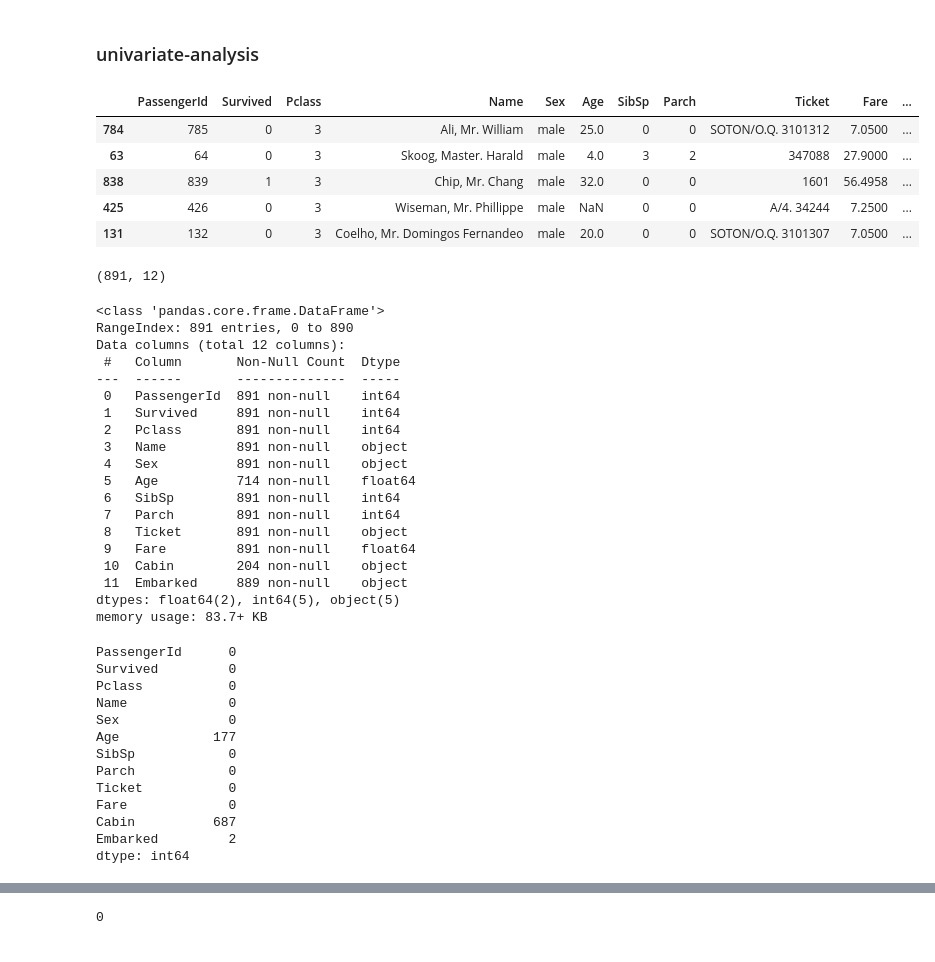
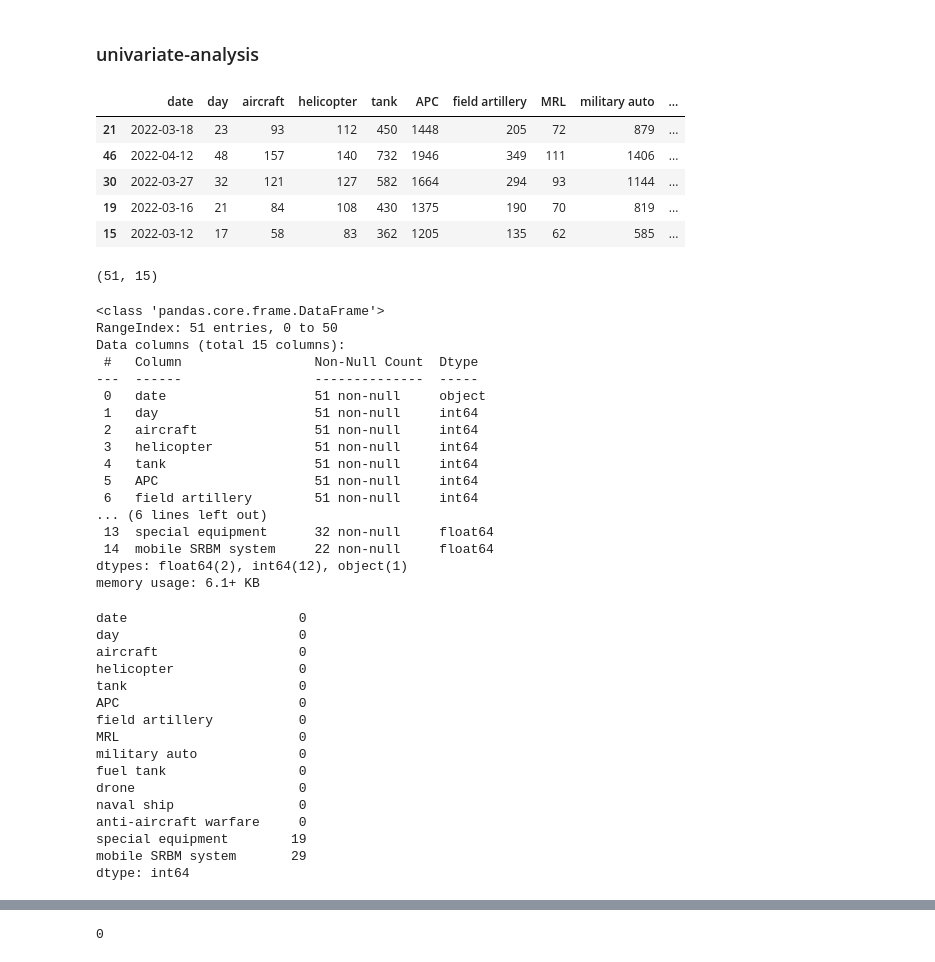
Before and after one commit to nani757/univariate-analysis_eda, a Jupyter notebook: univariate-analysis_eda.ipynb, the cells around one changed output, grey strips where cells are left out. Saved outputs shown, nothing was run; the diff lists cells and outputs as text; code cells hidden in the pictures.

```diff
--- a/univariate-analysis_eda.ipynb
+++ b/univariate-analysis_eda.ipynb
@@ -8,56 +8,57 @@ import matplotlib.pyplot as plt
 %matplotlib inline
 import seaborn as sns
 # %%
-df = pd.read_csv("titanic_train.csv")
+df = pd.read_csv("russia_losses_equipment.csv")
 df.sample(5)
 # %% [output]
-|  | PassengerId | Survived | Pclass | Name | Sex | Age | SibSp | Parch | Ticket | Fare | ... |
-| 784 | 785 | 0 | 3 | Ali, Mr. William | male | 25.0 | 0 | 0 | SOTON/O.Q. 3101312 | 7.0500 | ... |
-| 63 | 64 | 0 | 3 | Skoog, Master. Harald | male | 4.0 | 3 | 2 | 347088 | 27.9000 | ... |
-| 838 | 839 | 1 | 3 | Chip, Mr. Chang | male | 32.0 | 0 | 0 | 1601 | 56.4958 | ... |
-| 425 | 426 | 0 | 3 | Wiseman, Mr. Phillippe | male | NaN | 0 | 0 | A/4. 34244 | 7.2500 | ... |
-| 131 | 132 | 0 | 3 | Coelho, Mr. Domingos Fernandeo | male | 20.0 | 0 | 0 | SOTON/O.Q. 3101307 | 7.0500 | ... |
+|  | date | day | aircraft | helicopter | tank | APC | field artillery | MRL | military auto | ... |
+| 21 | 2022-03-18 | 23 | 93 | 112 | 450 | 1448 | 205 | 72 | 879 | ... |
+| 46 | 2022-04-12 | 48 | 157 | 140 | 732 | 1946 | 349 | 111 | 1406 | ... |
+| 30 | 2022-03-27 | 32 | 121 | 127 | 582 | 1664 | 294 | 93 | 1144 | ... |
+| 19 | 2022-03-16 | 21 | 84 | 108 | 430 | 1375 | 190 | 70 | 819 | ... |
+| 15 | 2022-03-12 | 17 | 58 | 83 | 362 | 1205 | 135 | 62 | 585 | ... |
 # %%
 df.shape
 # %% [output]
-(891, 12)
+(51, 15)
 # %%
 df.info()
 # %% [output]
 <class 'pandas.core.frame.DataFrame'>
-RangeIndex: 891 entries, 0 to 890
-Data columns (total 12 columns):
- #   Column       Non-Null Count  Dtype
----  ------       --------------  -----
- 0   PassengerId  891 non-null    int64
- 1   Survived     891 non-null    int64
- 2   Pclass       891 non-null    int64
- 3   Name         891 non-null    object
- 4   Sex          891 non-null    object
- 5   Age          714 non-null    float64
- 6   SibSp        891 non-null    int64
- 7   Parch        891 non-null    int64
- 8   Ticket       891 non-null    object
- 9   Fare         891 non-null    float64
- 10  Cabin        204 non-null    object
- 11  Embarked     889 non-null    object
-dtypes: float64(2), int64(5), object(5)
-memory usage: 83.7+ KB
+RangeIndex: 51 entries, 0 to 50
+Data columns (total 15 columns):
+ #   Column                 Non-Null Count  Dtype
+---  ------                 --------------  -----
+ 0   date                   51 non-null     object
+ 1   day                    51 non-null     int64
+ 2   aircraft               51 non-null     int64
+ 3   helicopter             51 non-null     int64
+ 4   tank                   51 non-null     int64
+ 5   APC                    51 non-null     int64
+ 6   field artillery        51 non-null     int64
+... (6 lines left out)
+ 13  special equipment      32 non-null     float64
+ 14  mobile SRBM system     22 non-null     float64
+dtypes: float64(2), int64(12), object(1)
+memory usage: 6.1+ KB
 # %%
 df.isnull().sum()
 # %% [output]
-PassengerId      0
-Survived         0
-Pclass           0
-Name             0
-Sex              0
-Age            177
-SibSp            0
-Parch            0
-Ticket           0
-Fare             0
-Cabin          687
-Embarked         2
+date                      0
+day                       0
+aircraft                  0
+helicopter                0
+tank                      0
+APC                       0
+field artillery           0
+MRL                       0
+military auto             0
+fuel tank                 0
+drone                     0
+naval ship                0
+anti-aircraft warfare     0
+special equipment        19
+mobile SRBM system       29
 dtype: int64
 # %%
 df.describe()
```
Also changed, not shown: parts of 22 cells of this notebook.
